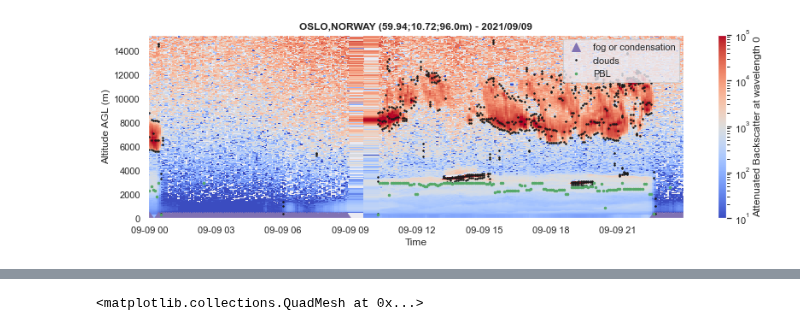
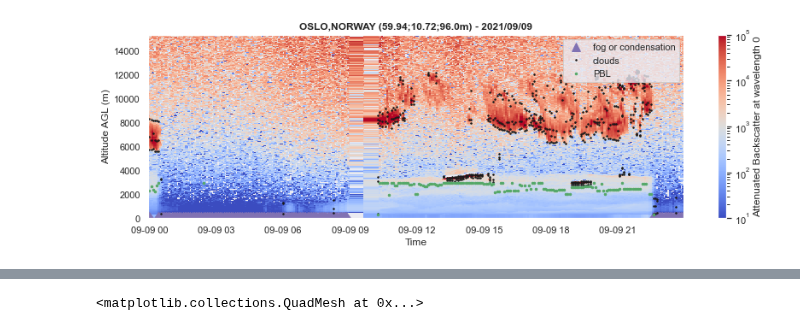
Before and after one commit to AugustinMortier/a-profiles, a Jupyter notebook: dev.ipynb, the cells around one changed output, grey strips where cells are left out. Drawn from its saved outputs; the diff is of its cells as text; code cells hidden in the pictures.

```diff
--- a/dev.ipynb
+++ b/dev.ipynb
@@ -1,24 +1,24 @@
 # %%
 import aprofiles as apro
 import numpy as np
 import matplotlib.pyplot as plt
 
 #path = "examples/data/L2_0-20000-006735_A20210908.nc"
 path = "examples/data/L2_0-20000-001492_A20210909.nc"
+#path = "data/e-profile/2021/09/09/L2_0-20008-0MEL_A20210909.nc"
 apro_reader = apro.reader.ReadProfiles(path)
 profiles = apro_reader.read()
 
 #basic corrections
 profiles.range_correction(inplace=True)
 profiles.extrapolate_below(zmin=300, inplace=True)
-profiles.gaussian_filter(sigma=0.5, inplace=True)
 
 #profiles analysis
 profiles.foc()
 profiles.clouds(zmin=300, verbose=True)
 profiles.pbl(zmin=100, zmax=3000, under_clouds=True)
 
 #plot image
 profiles.plot(show_fog=True, show_clouds=True, show_pbl=True, log=True, vmin=1e1, vmax=1e5)
 # %% [output]
-[figure, old version]
+[figure, new version]
```
Also changed, not shown: parts of 20 cells of this notebook, 34 other files.
